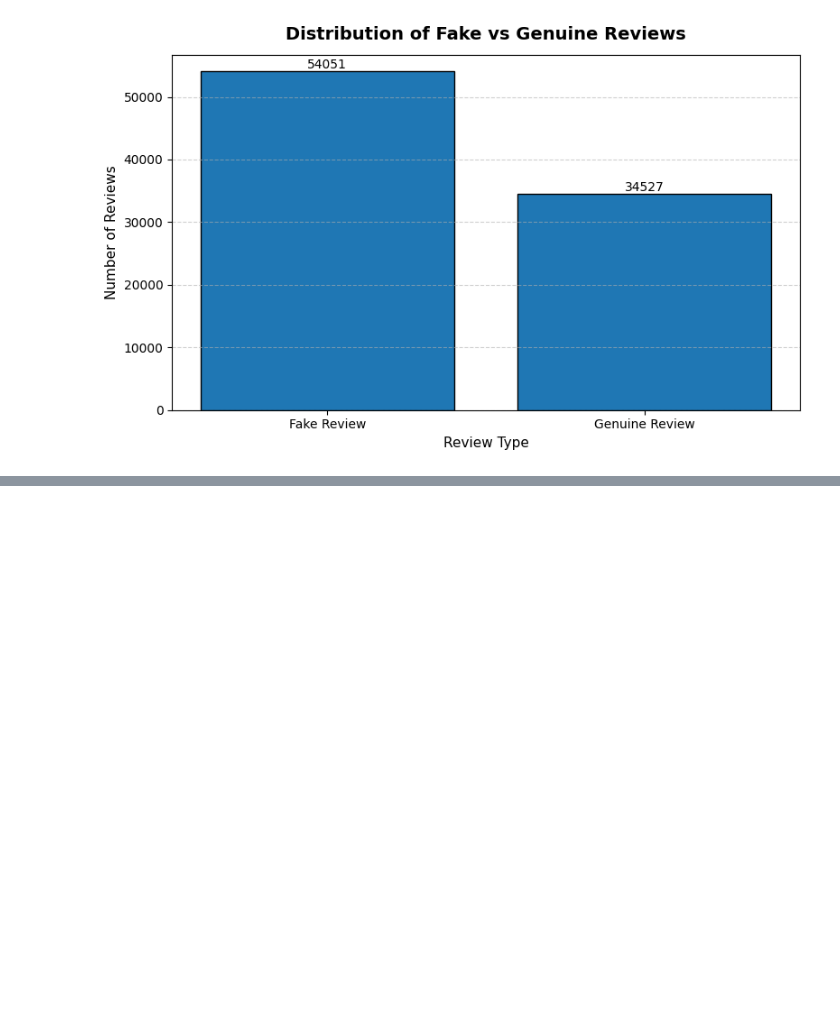
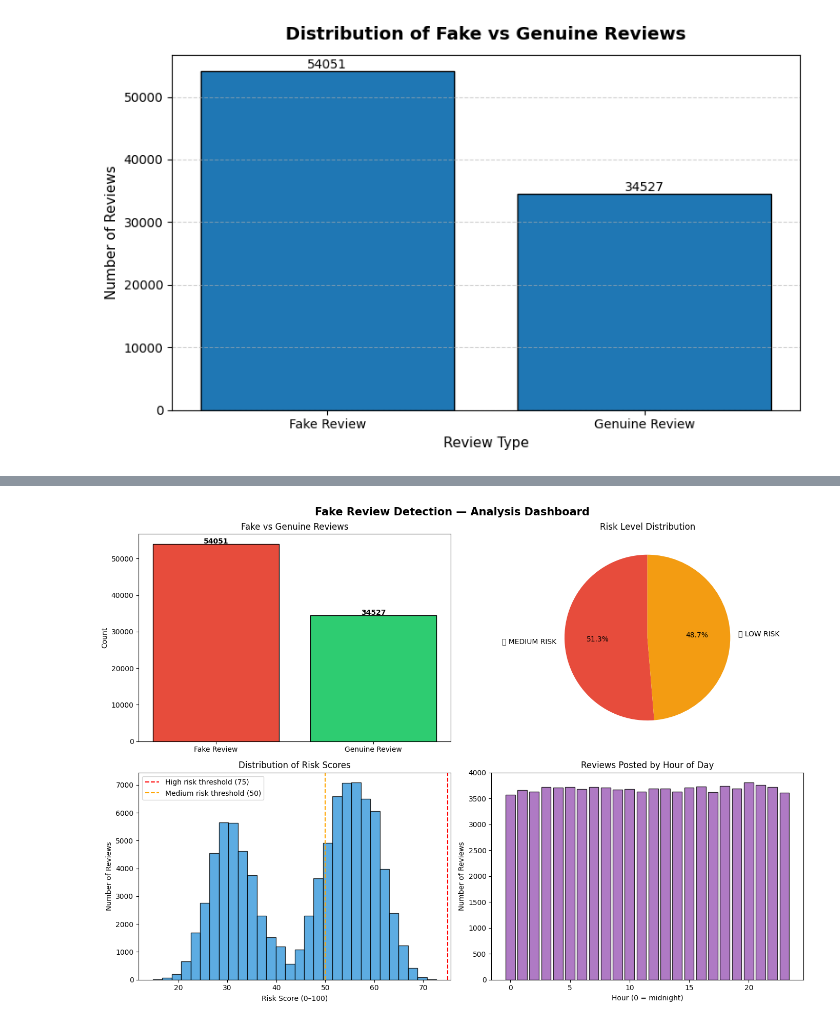
Before and after one commit to DeeptanshuPal/Fake-Product-Review-Monitoring, a Jupyter notebook: LSA_Reviews_new.ipynb, the cells around one changed output, grey strips where cells are left out. Drawn from its saved outputs; the diff is of its cells as text; code cells hidden in the pictures; blank space fills up the shorter version.

Commit message:
added streamlit frontend & review checking feature (fixed)

```diff
--- a/LSA_Reviews_new.ipynb
+++ b/LSA_Reviews_new.ipynb
@@ -340,0 +402,8 @@ df[["prediction_label", "confidence"]].head()
+# %%
+# sanity check, are similar reviews actually similar in meaning?
+
+i = 0
+df.loc[i, "review"]
+df.loc[i, "top_similar_reviews"]
+
+# (review_index, semantic_similarity_score) => 1.0 = identical, 0.7 = modeately identical
@@ -377,0 +764,12 @@ plt.show()
+# %%
+df["helpful_votes"]  = pd.to_numeric(df["helpful_votes"], errors="coerce").fillna(0)
+df["total_votes"]    = pd.to_numeric(df["total_votes"], errors="coerce").fillna(0)
+
+# Ratio of helpful votes (fake reviews tend to get fewer helpful votes)
+df["helpful_ratio"] = df["helpful_votes"] / (df["total_votes"] + 1)
+
+# Verified purchase flag
+df["is_verified"] = (df["verified_purchase"] == "Y").astype(int)
+
+print("✅ Helpful votes and verified purchase features created")
+df[["helpful_votes", "total_votes", "helpful_ratio", "is_verified"]].head()
@@ -377,0 +966,41 @@ plt.show()
+# %%
+import matplotlib.pyplot as plt
+
+fig, axes = plt.subplots(2, 2, figsize=(14, 10))
+fig.suptitle("Fake Review Detection — Analysis Dashboard", fontsize=15, fontweight="bold")
+
+# Chart 1: Fake vs Genuine
+counts = df["prediction_label"].value_counts()
+axes[0, 0].bar(counts.index, counts.values, color=["#e74c3c", "#2ecc71"], edgecolor="black")
+axes[0, 0].set_title("Fake vs Genuine Reviews")
+axes[0, 0].set_ylabel("Count")
+for i, v in enumerate(counts.values):
+    axes[0, 0].text(i, v + 100, str(v), ha="center", fontweight="bold")
+
+# Chart 2: Risk Level Distribution
+risk_counts = df["risk_level"].value_counts()
+colors = ["#e74c3c", "#f39c12", "#2ecc71"]
+axes[0, 1].pie(risk_counts.values, labels=risk_counts.index, autopct="%1.1f%%",
+               colors=colors[:len(risk_counts)], startangle=90)
+axes[0, 1].set_title("Risk Level Distribution")
+
+# Chart 3: Risk score histogram
+axes[1, 0].hist(df["risk_score"], bins=30, color="#3498db", edgecolor="black", alpha=0.8)
+axes[1, 0].set_title("Distribution of Risk Scores")
+axes[1, 0].set_xlabel("Risk Score (0–100)")
+axes[1, 0].set_ylabel("Number of Reviews")
+axes[1, 0].axvline(75, color="red",    linestyle="--", label="High risk threshold (75)")
+axes[1, 0].axvline(50, color="orange", linestyle="--", label="Medium risk threshold (50)")
+axes[1, 0].legend()
+
+# Chart 4: Reviews by hour of day
+hourly = df.groupby("hour_of_day")["review_id"].count()
+axes[1, 1].bar(hourly.index, hourly.values, color="#9b59b6", edgecolor="black", alpha=0.8)
+axes[1, 1].set_title("Reviews Posted by Hour of Day")
+axes[1, 1].set_xlabel("Hour (0 = midnight)")
+axes[1, 1].set_ylabel("Number of Reviews")
+
+plt.tight_layout()
+plt.show()
+# %% [output]
+[figure, added]
```
Also changed, not shown: parts of 50 cells of this notebook, 9 other files.
